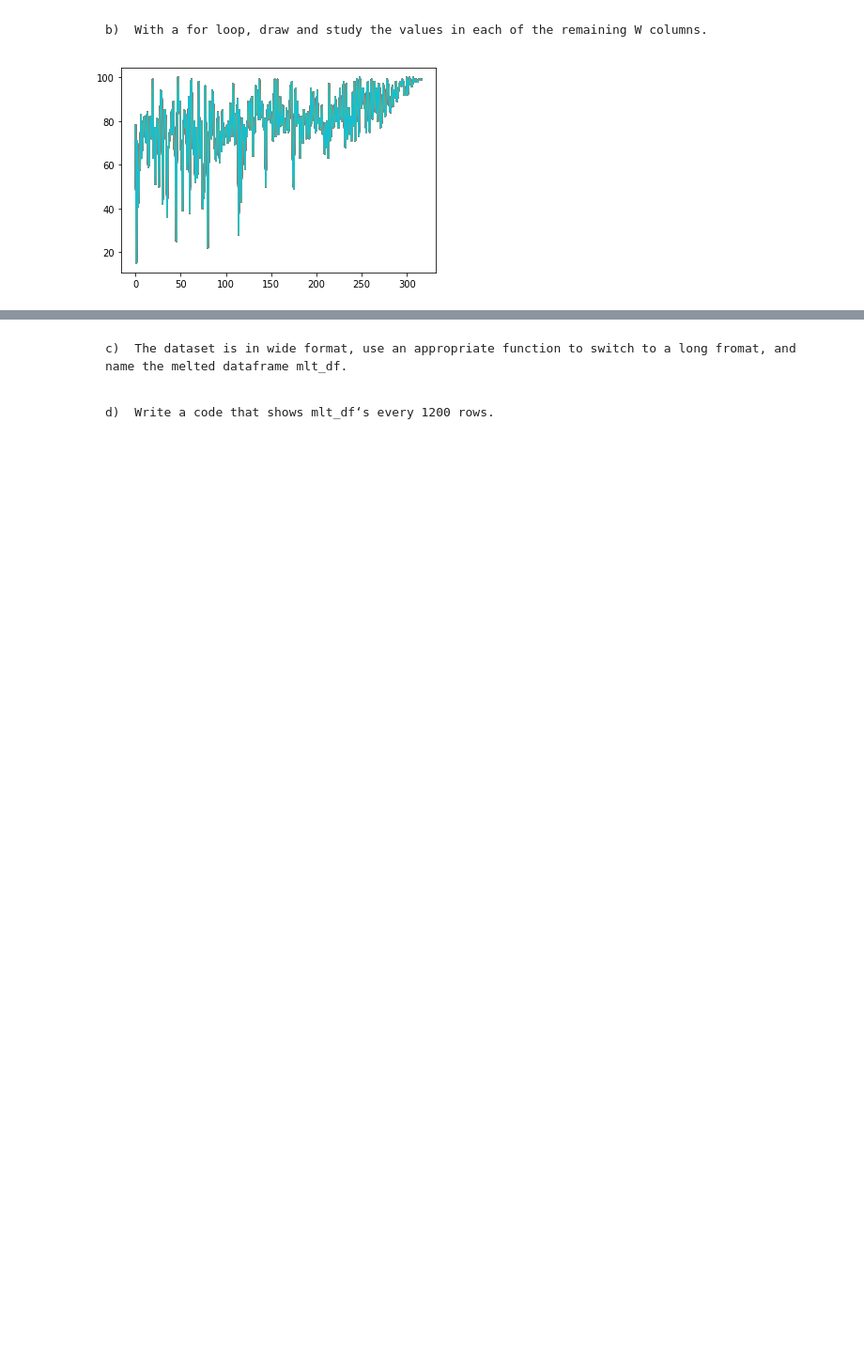
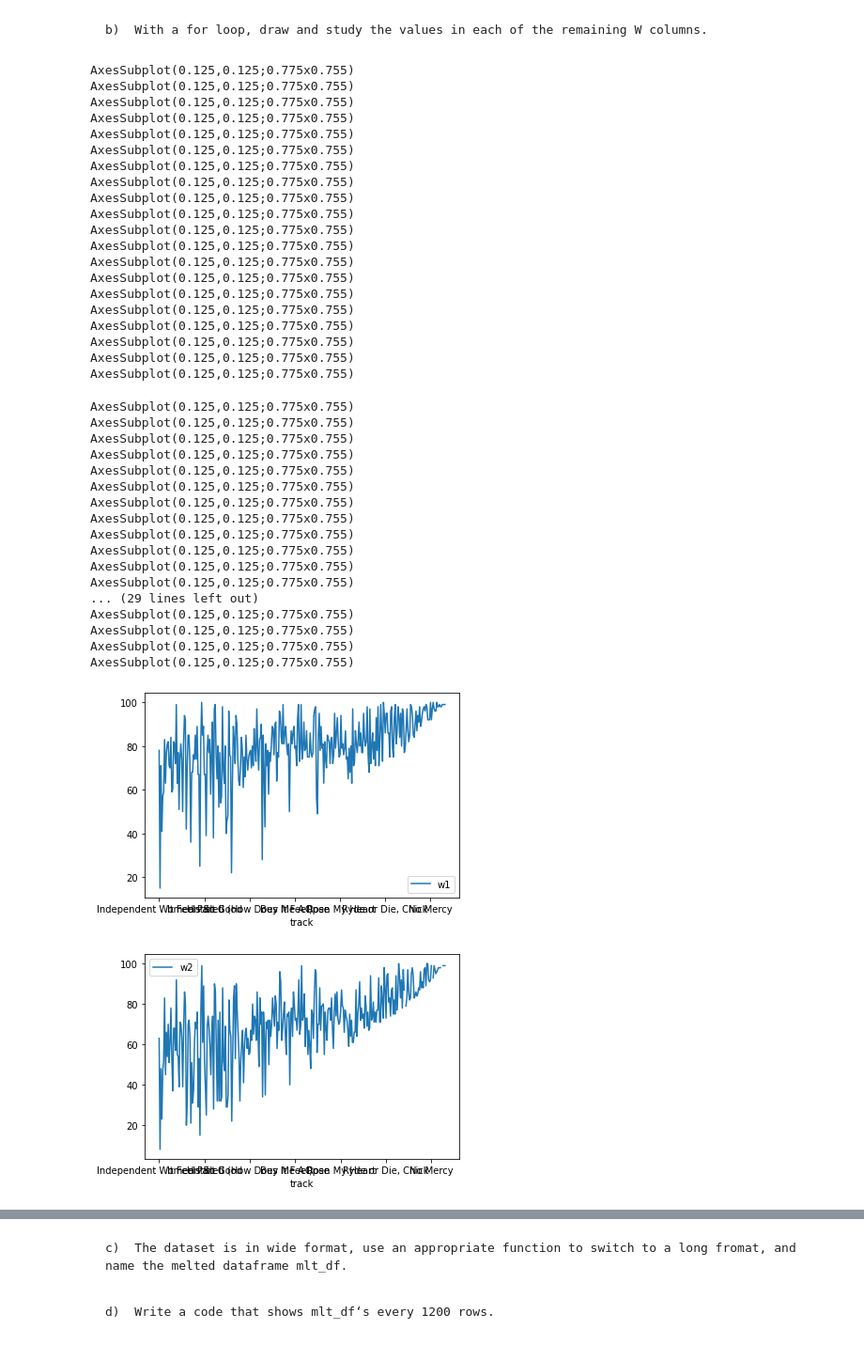
Before and after one commit to ColeDM-2020/Hands-On-Data-INST-447, a Jupyter notebook: Chapter01/Excercises Ch1.ipynb, the cells around one changed output, grey strips where cells are left out. Shown at 94% size. Saved outputs shown, nothing was run; the diff lists cells and outputs as text; code cells hidden in the pictures; blank space fills up the shorter version.

```diff
--- a/Chapter01/Excercises Ch1.ipynb
+++ b/Chapter01/Excercises Ch1.ipynb
@@ -129,7 +129,8 @@ billboard_df = pd.read_csv('billboard.csv')
     a)	Write one line of code that gives you a great idea of how many null values each column has. If there are any columns that have no non-null values drop them.
 # %%
 print(billboard_df.isnull().sum())
-billboard_df.dropna(1)
+billboard_df = billboard_df.dropna(1,'all')
+billboard_df
 # %% [output]
 artist      0
 track       0
@@ -159,7 +160,45 @@ Length: 80, dtype: int64
 # %% [markdown]
     b)	With a for loop, draw and study the values in each of the remaining W columns.
 # %%
-for columns in billboard_df:
-    billboard_df.w1.plot()
+for week in billboard_df.columns[4:]:
+    print(billboard_df.plot(x = 'track', y = week))
 # %% [output]
+AxesSubplot(0.125,0.125;0.775x0.755)
+AxesSubplot(0.125,0.125;0.775x0.755)
+AxesSubplot(0.125,0.125;0.775x0.755)
+AxesSubplot(0.125,0.125;0.775x0.755)
+AxesSubplot(0.125,0.125;0.775x0.755)
+AxesSubplot(0.125,0.125;0.775x0.755)
+AxesSubplot(0.125,0.125;0.775x0.755)
+AxesSubplot(0.125,0.125;0.775x0.755)
+AxesSubplot(0.125,0.125;0.775x0.755)
+AxesSubplot(0.125,0.125;0.775x0.755)
+AxesSubplot(0.125,0.125;0.775x0.755)
+AxesSubplot(0.125,0.125;0.775x0.755)
+AxesSubplot(0.125,0.125;0.775x0.755)
+AxesSubplot(0.125,0.125;0.775x0.755)
+AxesSubplot(0.125,0.125;0.775x0.755)
+AxesSubplot(0.125,0.125;0.775x0.755)
+AxesSubplot(0.125,0.125;0.775x0.755)
+AxesSubplot(0.125,0.125;0.775x0.755)
+AxesSubplot(0.125,0.125;0.775x0.755)
+AxesSubplot(0.125,0.125;0.775x0.755)
+AxesSubplot(0.125,0.125;0.775x0.755)
+AxesSubplot(0.125,0.125;0.775x0.755)
+AxesSubplot(0.125,0.125;0.775x0.755)
+AxesSubplot(0.125,0.125;0.775x0.755)
+AxesSubplot(0.125,0.125;0.775x0.755)
+AxesSubplot(0.125,0.125;0.775x0.755)
+AxesSubplot(0.125,0.125;0.775x0.755)
+AxesSubplot(0.125,0.125;0.775x0.755)
+AxesSubplot(0.125,0.125;0.775x0.755)
+AxesSubplot(0.125,0.125;0.775x0.755)
+AxesSubplot(0.125,0.125;0.775x0.755)
+AxesSubplot(0.125,0.125;0.775x0.755)
+... (29 lines left out)
+AxesSubplot(0.125,0.125;0.775x0.755)
+AxesSubplot(0.125,0.125;0.775x0.755)
+AxesSubplot(0.125,0.125;0.775x0.755)
+AxesSubplot(0.125,0.125;0.775x0.755)
-[figure, old version]
+[figure, new version]
+[figure, added]
```
Also changed, not shown: parts of 7 cells of this notebook.
